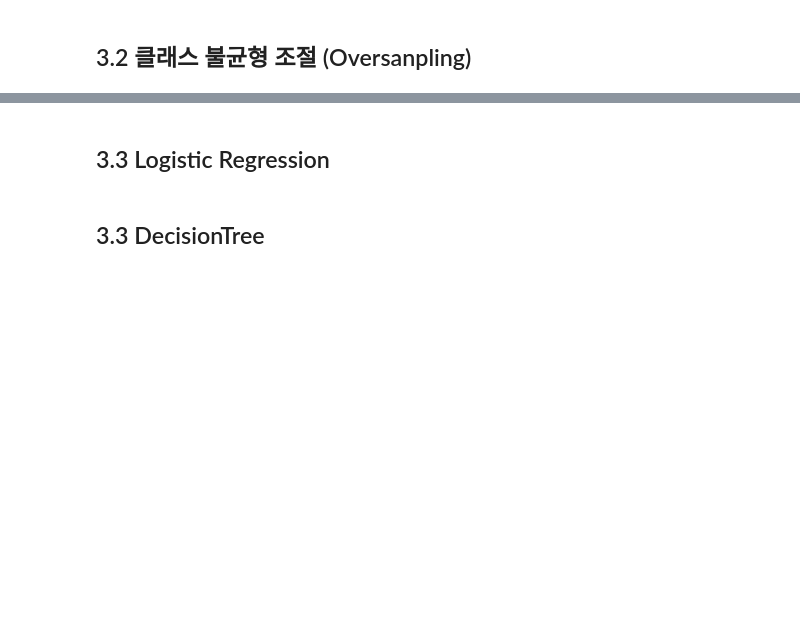
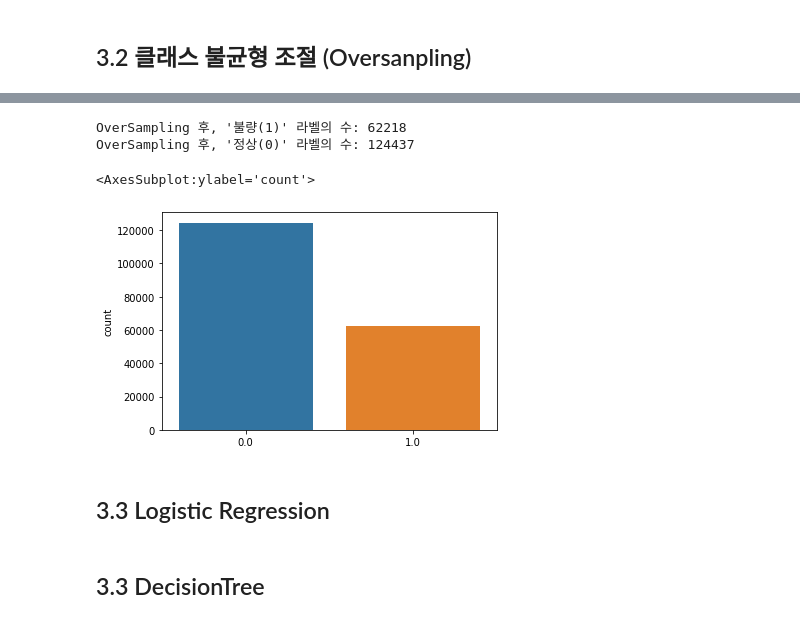
Before and after one commit to seokhee516/Default-Forecasting, a Jupyter notebook: 최종.ipynb, the cells around one changed output, grey strips where cells are left out. Saved outputs shown, nothing was run; the diff lists cells and outputs as text; code cells hidden in the pictures; blank space fills up the shorter version.

```diff
--- a/최종.ipynb
+++ b/최종.ipynb
@@ -213,3 +232,12 @@ print("OverSampling 후, '정상(0)' 라벨의 수: {}".format(sum(y_train_res =
+# %%
+print("OverSampling 후, '불량(1)' 라벨의 수: {}".format(sum(y_train_res == 1)))
+print("OverSampling 후, '정상(0)' 라벨의 수: {}".format(sum(y_train_res == 0)))
+sns.countplot(x = y_train_res)
+# %% [output]
+OverSampling 후, '불량(1)' 라벨의 수: 62218
+OverSampling 후, '정상(0)' 라벨의 수: 124437
+<AxesSubplot:ylabel='count'>
+[figure, added]
 # %%
 # X_val과 X_test도 Oversampling 진행
 X_val_res, y_val_res = sm.fit_resample(X_val_processed, y_val.ravel())
```
Also changed, not shown: parts of 12 cells of this notebook.
